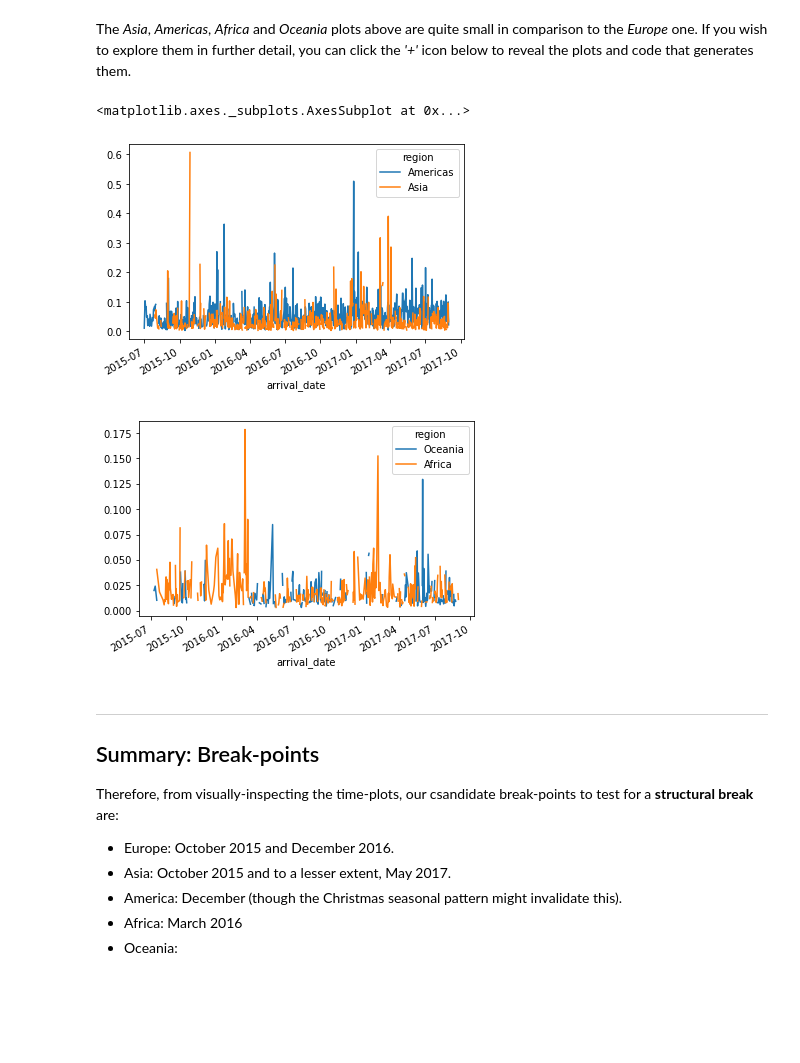
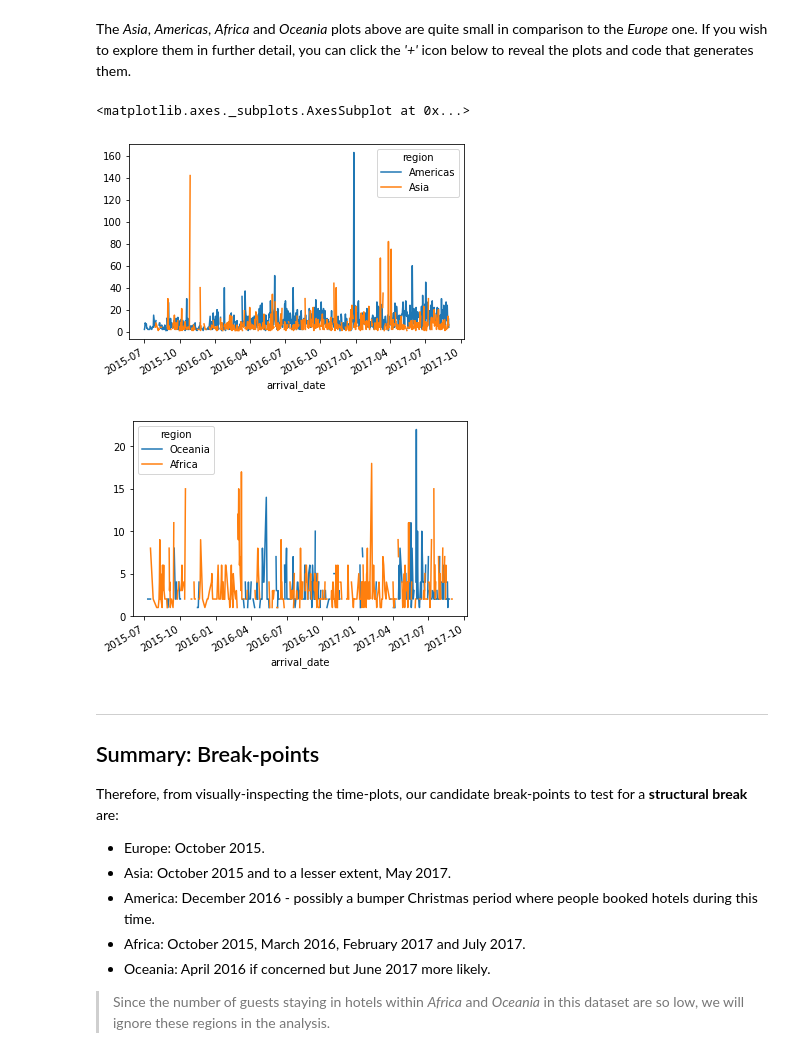
Before and after one commit to avisionh/analysis-structuralbreak, a Jupyter notebook: docs/content/features/02_01_time.ipynb, the cells around one changed output. Saved outputs shown, nothing was run; the diff lists cells and outputs as text; code cells hidden in the pictures; blank space fills up the shorter version.

```diff
--- a/docs/content/features/02_01_time.ipynb
+++ b/docs/content/features/02_01_time.ipynb
@@ -26,15 +26,15 @@ def add_titlebox(ax, text):
     return ax
 # %%
 # pass in variable from other notebook
-%store -r data_proportion
+%store -r data_join
 
 # wrangle
-## un-groupby so we get previous grouped index as columns
-data_proportion = data_proportion.reset_index()
 ## set `region` to be categorical
-data_proportion['region'] = data_proportion['region'].astype('category')
+data_join['region'] = data_join['region'].astype('category')
 
-data_proportion.info()
-data_proportion['region'].unique()
+# check column data types
+data_join.info()
+# check all unique values in `region`
+data_join['region'].unique()
 # %% [output]
 <class 'pandas.core.frame.DataFrame'>
@@ -95,23 +96,25 @@ add_titlebox(ax = ax3, text = 'Africa and Oceania')
 The *Asia*, *Americas*, *Africa* and *Oceania* plots above are quite small in comparison to the *Europe* one. If you wish to explore them in further detail, you can click the *'+'* icon below to reveal the plots and code that generates them.
 # %%
 # focus on Asia, Americas, Africa and Oceania more
-data_asiaamericas = data_proportion.query('region in ("Asia", "Americas")')
-data_asiaamericas.pivot(index = 'arrival_date', columns = 'region', values = 'proportion_guests').plot()
+data_asiaamericas = data_join.query('region in ("Asia", "Americas")')
+data_asiaamericas.pivot(index = 'arrival_date', columns = 'region', values = 'total_guests').plot()
 
-data_africaoceania = data_proportion.query('region in ("Africa", "Oceania")')
-data_africaoceania.pivot(index = 'arrival_date', columns = 'region', values = 'proportion_guests').plot()
+data_africaoceania = data_join.query('region in ("Africa", "Oceania")')
+data_africaoceania.pivot(index = 'arrival_date', columns = 'region', values = 'total_guests').plot()
 # %% [output]
 <matplotlib.axes._subplots.AxesSubplot at 0x...>
-[figure, old version]
+[figure, new version]
-[figure, old version]
+[figure, new version]
 # %% [markdown]
 ***
 
 ## Summary: Break-points
-Therefore, from visually-inspecting the time-plots, our csandidate break-points to test for a **structural break** are:
+Therefore, from visually-inspecting the time-plots, our candidate break-points to test for a **structural break** are:
 
-- Europe: October 2015 and December 2016.
+- Europe: October 2015.
 - Asia: October 2015 and to a lesser extent, May 2017.
-- America: December (though the Christmas seasonal pattern might invalidate this).
-- Africa: March 2016
-- Oceania:
+- America: December 2016 - possibly a bumper Christmas period where people booked hotels during this time.
+- Africa: October 2015, March 2016, February 2017 and July 2017.
+- Oceania: April 2016 if concerned but June 2017 more likely.
+
+> Since the number of guests staying in hotels within *Africa* and *Oceania* in this dataset are so low, we will ignore these regions in the analysis.
```
Also changed, not shown: parts of 4 cells of this notebook, 1 other file.
